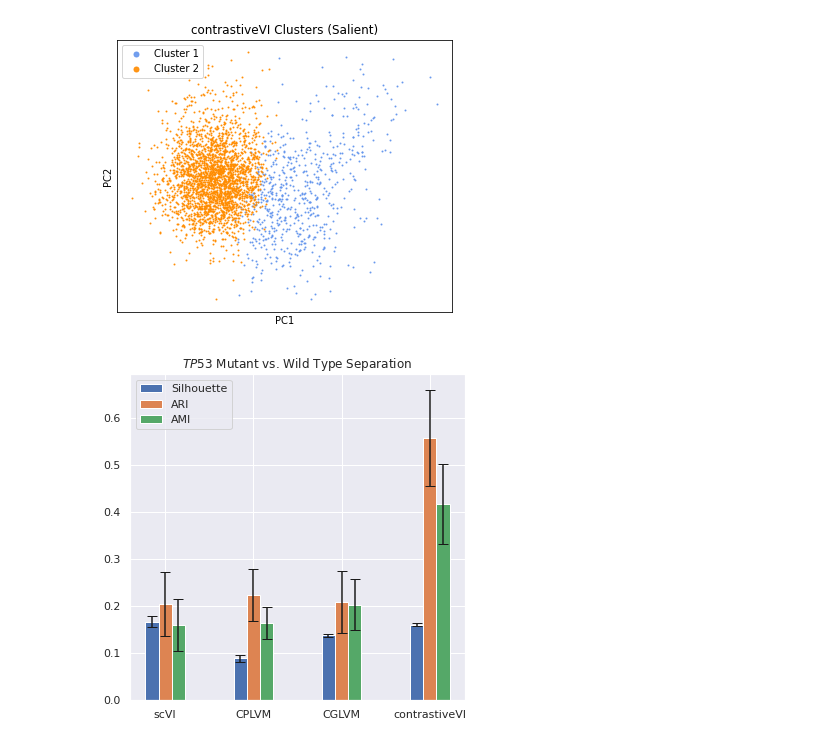
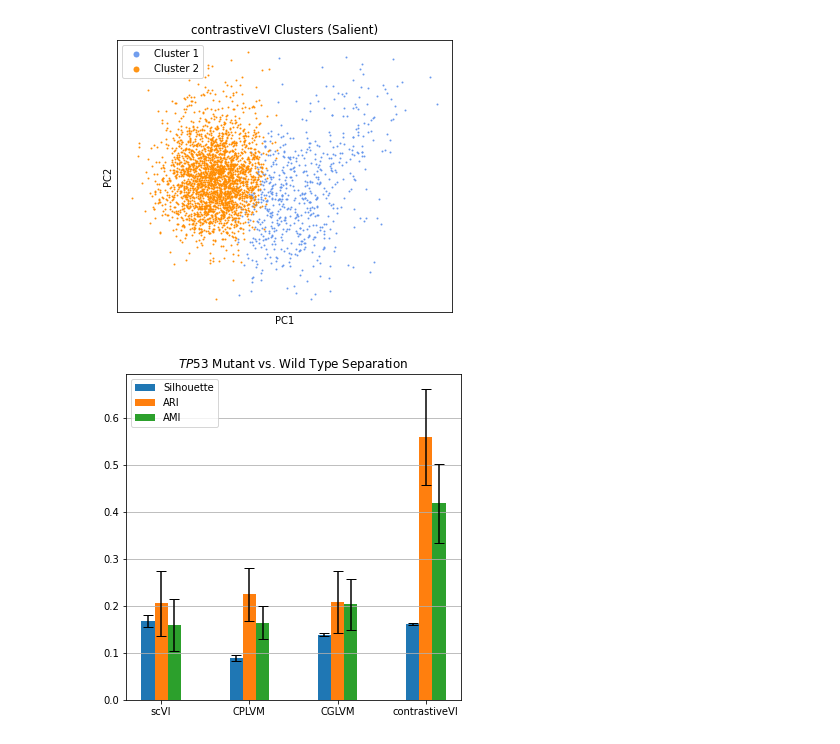
Before and after one commit to suinleelab/contrastiveVI, a Jupyter notebook: notebooks/figures/figure4_mixseq_results.ipynb, the cells around one changed output. Cells and saved outputs as stored; diff of their text form; code cells hidden in the pictures.

Commit message:
Include only y-axis grids in barpltos

```diff
--- a/notebooks/figures/figure4_mixseq_results.ipynb
+++ b/notebooks/figures/figure4_mixseq_results.ipynb
@@ -177,7 +177,6 @@ ax.legend(
 <matplotlib.legend.Legend at 0x...>
 [figure]
 # %%
-sns.set()
 fig, ax = plt.subplots(1, 1, figsize=(6, 6))
 width = 0.15  # Bar width
 capsize = 5  # Error bar width
@@ -195,31 +194,32 @@ ax.bar(
     x,
     [results_dict[method]["silhouette"]["mean"] for method in plot_ordered_methods],
     width,
     yerr=[results_dict[method]["silhouette"][var_statistic] for method in plot_ordered_methods],
     capsize=capsize,
     label="Silhouette",
 )
 ax.bar(
     x + width,
     [results_dict[method]["adjusted_random_index"]["mean"] for method in plot_ordered_methods],
     width,
     yerr=[results_dict[method]["adjusted_random_index"][var_statistic] for method in plot_ordered_methods],
     capsize=capsize,
     label="ARI",
 )
 ax.bar(
     x + width * 2,
     [results_dict[method]["adjusted_mutual_info"]["mean"] for method in plot_ordered_methods],
     width,
     yerr=[results_dict[method]["adjusted_mutual_info"][var_statistic] for method in plot_ordered_methods],
     capsize=capsize,
     label="AMI",
 )
 
 ax.set_xticks(x + width)
 ax.set_xticklabels(methods)
 ax.legend(loc="upper left")
+ax.grid(axis="y")
 ax.set_title("$\it{TP53}$ Mutant vs. Wild Type Separation")
 plt.show()
 # %% [output]
-[figure, old version]
+[figure, new version]
```
Also changed, not shown: 1 other file.
